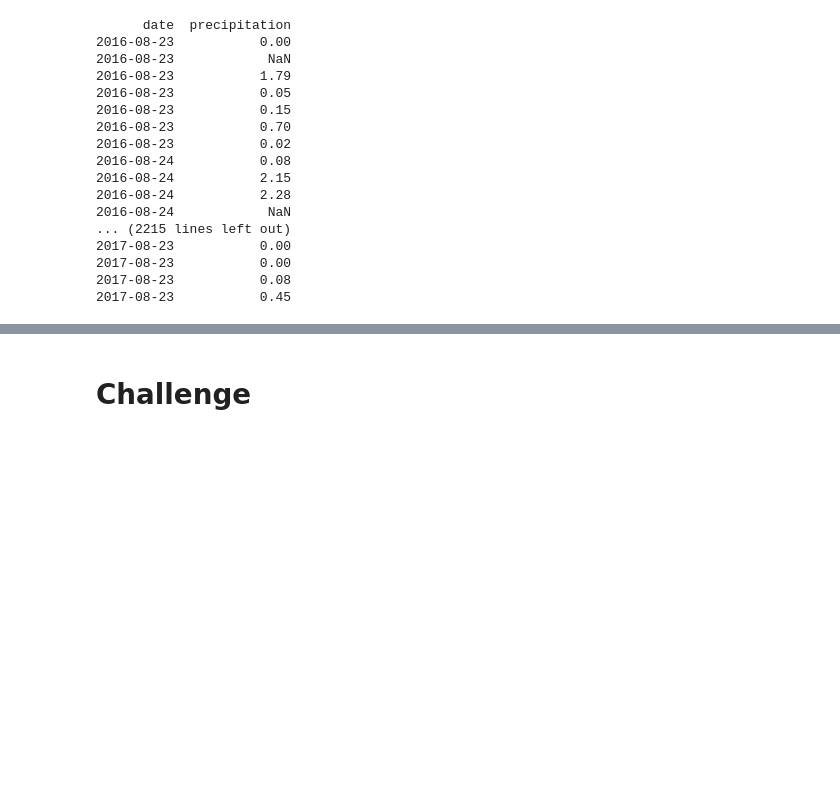
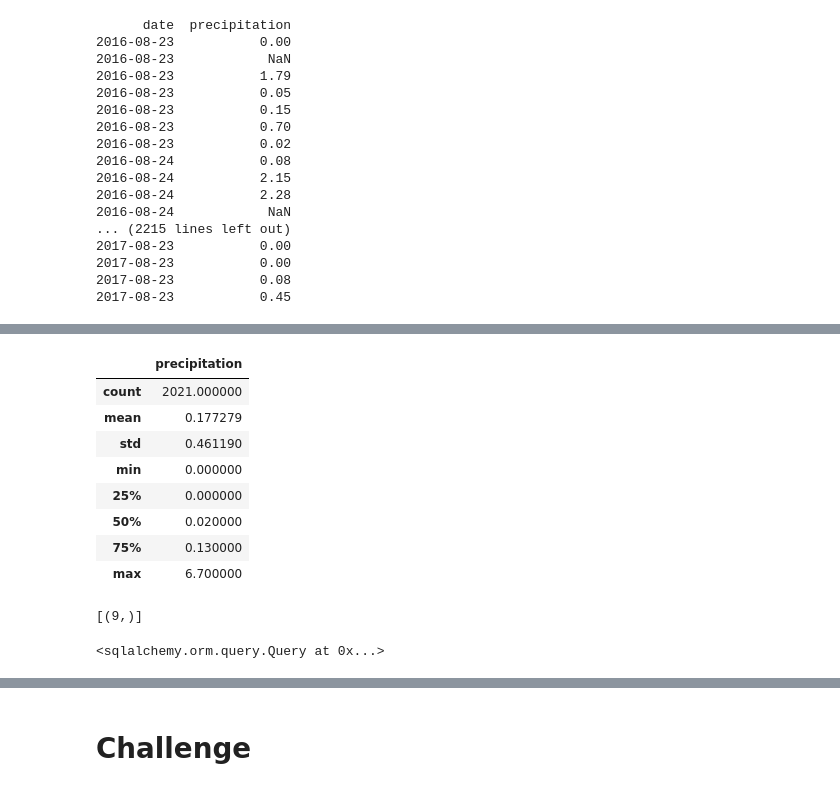
Before and after one commit to Hlee96/surfs_up, a Jupyter notebook: climate_analysis (1).ipynb, the cells around one changed output, grey strips where cells are left out. Saved outputs shown, nothing was run; the diff lists cells and outputs as text; code cells hidden in the pictures; blank space fills up the shorter version.

```diff
--- a/climate_analysis (1).ipynb
+++ b/climate_analysis (1).ipynb
@@ -126,0 +130,22 @@ df.plot()
+# %%
+df.describe()
+# %% [output]
+|  | precipitation |
+| count | 2021.000000 |
+| mean | 0.177279 |
+| std | 0.461190 |
+| min | 0.000000 |
+| 25% | 0.000000 |
+| 50% | 0.020000 |
+| 75% | 0.130000 |
+| max | 6.700000 |
+# %%
+# Quert to get the number of stations in our dataset
+#func.count counts a given dataset we are interested in, it will give us the number of stations
+session.query(func.count(Station.station)).all()
+# %% [output]
+[(9,)]
+# %%
+session.query(Measurement.station, func.count(Measurement.station))
+# %% [output]
+<sqlalchemy.orm.query.Query at 0x...>
```
Also changed, not shown: parts of 7 cells of this notebook.
